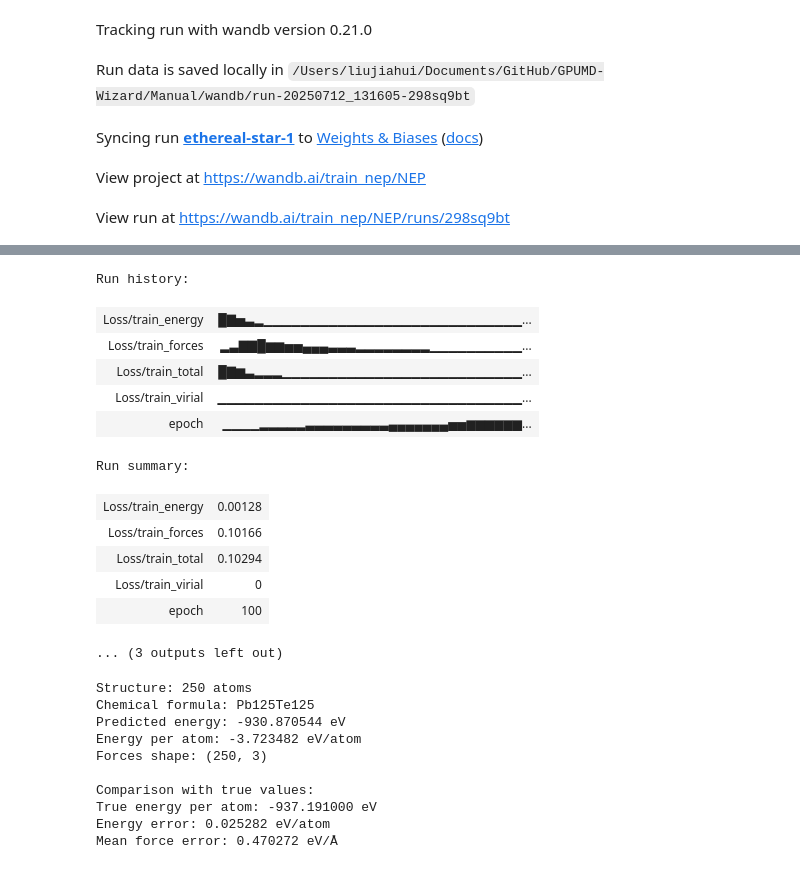
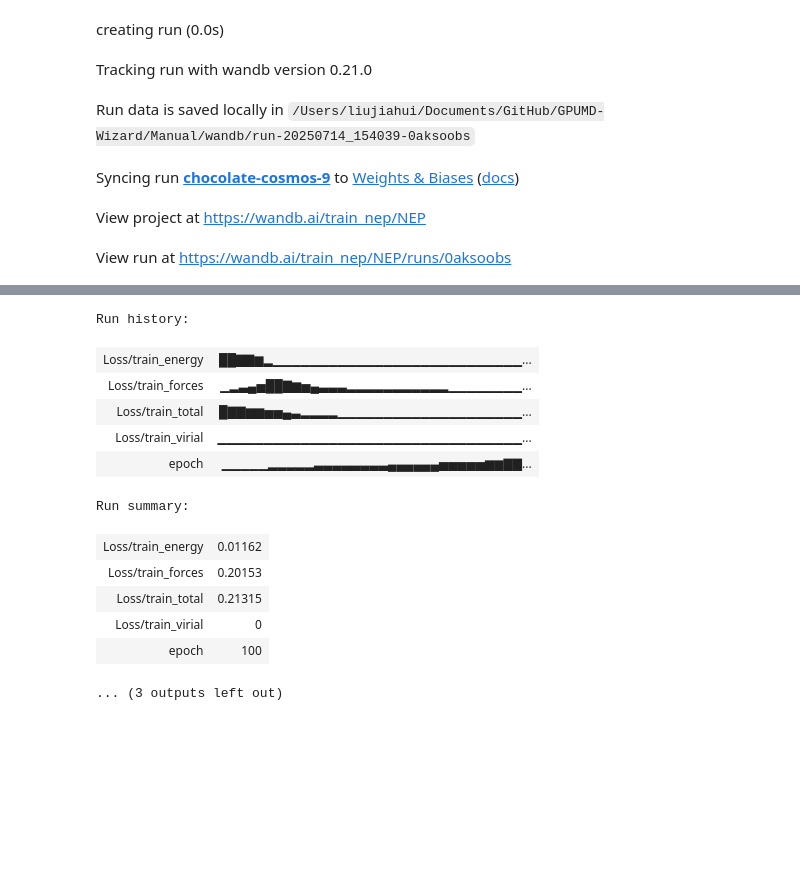
Before and after one commit to Jonsnow-willow/GPUMD-Wizard, a Jupyter notebook: Manual/Train_NEP.ipynb, the cells around one changed output, grey strips where cells are left out. Cells and saved outputs as stored; diff of their text form; code cells hidden in the pictures; blank space fills up the shorter version.

```diff
--- a/Manual/Train_NEP.ipynb
+++ b/Manual/Train_NEP.ipynb
@@ -7,17 +7,17 @@ from torch.utils.data import DataLoader
 
 config = get_nep_config()
 
-train_dataset = StructureDataset(filepath="../Repository/Training_NEP/PbTe.xyz", para=config)
-train_loader = DataLoader(train_dataset, batch_size=8, shuffle=True, collate_fn=collate_fn)
+train_dataset = StructureDataset(filepath="../Repository/PbTe/train.xyz", para=config)
+train_loader = DataLoader(train_dataset, batch_size=5, shuffle=False, collate_fn=collate_fn)
 
 model = NEP(config)
 
 alchemy = Alchemy(
     model=model,
     training_set=train_loader,
-    save_path="nep_model.pt"
+    save_path="../Repository/PbTe/nep_model.pt"
 )
 
 alchemy.fit(epochs=100)
-alchemy.load("nep_model.pt")
+alchemy.load("../Repository/PbTe/nep_model.pt")
 # %% [output]
@@ -25,8 +24,9 @@ alchemy.load("nep_model.pt")
-Tracking run with wandb version 0.21.0
+creating run (0.0s)
-Run data is saved locally in /Users/liujiahui/Documents/GitHub/GPUMD-Wizard/Manual/wandb/run-20250712_131605-298sq9bt
+Tracking run with wandb version 0.21.0
-Syncing run ethereal-star-1 to Weights & Biases (docs)
+Run data is saved locally in /Users/liujiahui/Documents/GitHub/GPUMD-Wizard/Manual/wandb/run-20250714_154039-0aksoobs
-View project at https://wandb.ai/train_nep/NEP
+Syncing run chocolate-cosmos-9 to Weights & Biases (docs)
-View run at https://wandb.ai/train_nep/NEP/runs/298sq9bt
+View project at https://wandb.ai/train_nep/NEP
+View run at https://wandb.ai/train_nep/NEP/runs/0aksoobs
 开始训练，总共 100 轮
 设备: cpu
 模型参数数量: 1773
@@ -48,56 +48,13 @@ Epoch 100/100: Train Loss = 0.102944 | Energy = 0.001284 | Forces = 0.101659 | V
 Run history:
-| Loss/train_energy | █▇▅▃▂▁▁▁▁▁▁▁▁▁▁▁▁▁▁▁▁▁▁▁▁▁▁▁▁▁▁▁▁... |
-| Loss/train_forces | ▂▃▇▇█▆▆▅▅▄▄▄▃▃▃▂▂▂▂▂▂▂▂▁▁▁▁▁▁▁▁▁▁... |
-| Loss/train_total | █▇▆▃▂▂▂▁▁▁▁▁▁▁▁▁▁▁▁▁▁▁▁▁▁▁▁▁▁▁▁▁▁... |
+| Loss/train_energy | ██▇▇▆▂▁▁▁▁▁▁▁▁▁▁▁▁▁▁▁▁▁▁▁▁▁▁▁▁▁▁▁... |
+| Loss/train_forces | ▁▂▃▄▅██▇▆▅▄▃▃▃▂▂▂▂▂▂▂▂▂▂▂▁▁▁▁▁▁▁▁... |
+| Loss/train_total | █▇▇▆▆▅▅▄▃▂▂▂▂▁▁▁▁▁▁▁▁▁▁▁▁▁▁▁▁▁▁▁▁... |
 | Loss/train_virial | ▁▁▁▁▁▁▁▁▁▁▁▁▁▁▁▁▁▁▁▁▁▁▁▁▁▁▁▁▁▁▁▁▁... |
-| epoch | ▁▁▁▁▂▂▂▂▂▃▃▃▃▃▃▃▃▃▄▄▄▄▄▄▄▅▅▆▆▆▆▆▆... |
+| epoch | ▁▁▁▁▁▂▂▂▂▂▃▃▃▃▃▃▃▃▄▄▄▄▄▄▅▅▅▅▅▆▆▇▇... |
 Run summary:
-| Loss/train_energy | 0.00128 |
-| Loss/train_forces | 0.10166 |
-| Loss/train_total | 0.10294 |
+| Loss/train_energy | 0.01162 |
+| Loss/train_forces | 0.20153 |
+| Loss/train_total | 0.21315 |
 | Loss/train_virial | 0 |
 | epoch | 100 |
 ... (3 outputs left out)
-# %%
-import torch
-from wizard.io import read_xyz
-from train_nep.interface import NEPCalculator
-from train_nep.config import get_nep_config
-
-test_atoms = read_xyz("../Repository/Training_NEP/PbTe.xyz")[0]
-
-para = get_nep_config()
-nep_calc = NEPCalculator(model_path="nep_model.pt", para=para)
-
-test_atoms.set_calculator(nep_calc)
-
-energy = test_atoms.get_potential_energy()
-forces = test_atoms.get_forces()
-
-print(f"Structure: {len(test_atoms)} atoms")
-print(f"Chemical formula: {test_atoms.get_chemical_formula()}")
-print(f"Predicted energy: {energy:.6f} eV")
-print(f"Energy per atom: {energy/len(test_atoms):.6f} eV/atom")
-print(f"Forces shape: {forces.shape}")
-
-if 'energy' in test_atoms.info:
-    true_energy = test_atoms.info['energy']
-    print(f"\nComparison with true values:")
-    print(f"True energy per atom: {true_energy:.6f} eV")
-    print(f"Energy error: {(abs(energy - true_energy)/len(test_atoms)):.6f} eV/atom")
-
-if 'forces' in test_atoms.info:
-    true_forces = test_atoms.info['forces']
-    force_errors = torch.norm(torch.tensor(forces - true_forces), dim=1)
-    print(f"Mean force error: {force_errors.mean():.6f} eV/Å")
-# %% [output]
-Structure: 250 atoms
-Chemical formula: Pb125Te125
-Predicted energy: -930.870544 eV
-Energy per atom: -3.723482 eV/atom
-Forces shape: (250, 3)
-
-Comparison with true values:
-True energy per atom: -937.191000 eV
-Energy error: 0.025282 eV/atom
-Mean force error: 0.470272 eV/Å
```
Also changed, not shown: parts of 2 cells of this notebook.
